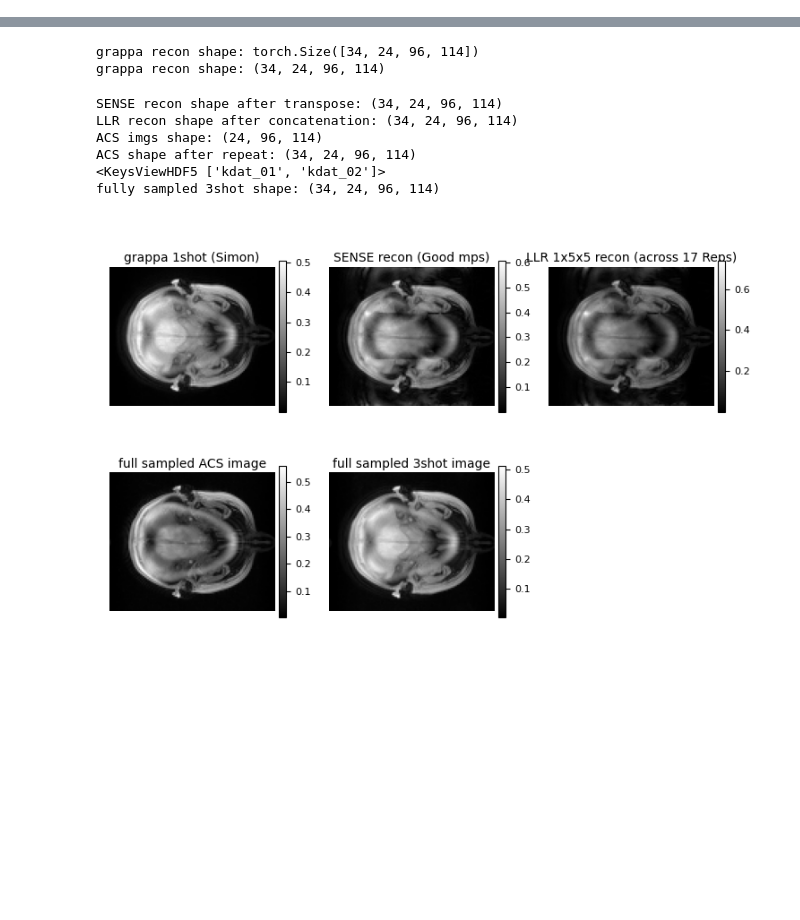
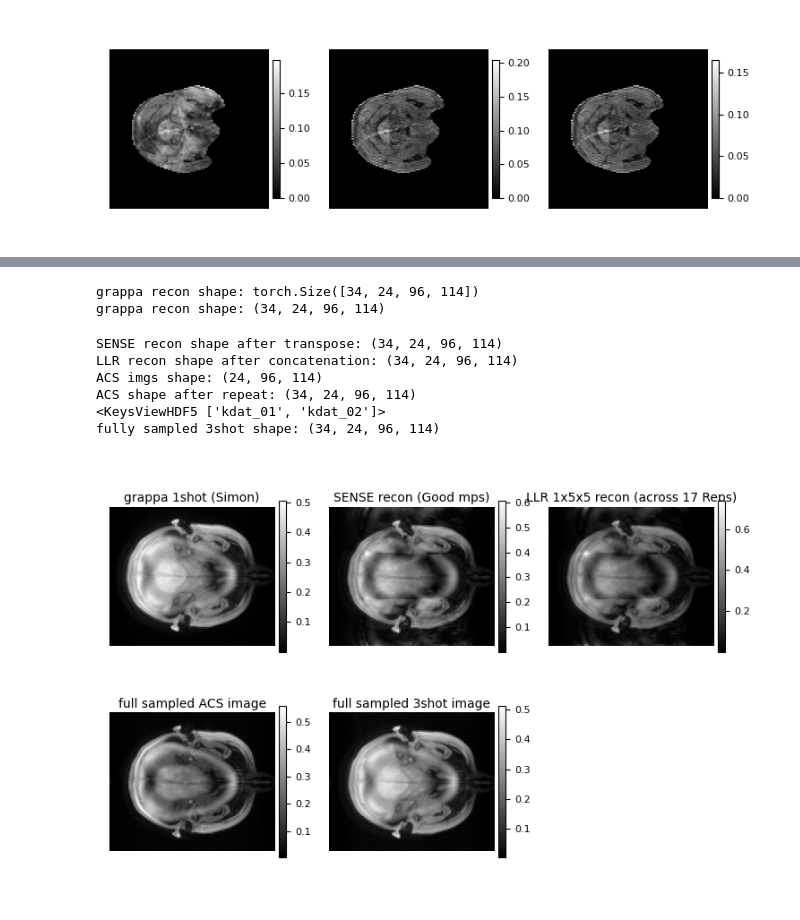
Before and after one commit to AlhaidariAziz/CEST-MRI-Recon-Pipeline, a Jupyter notebook: scripts/view.ipynb, the cells around one changed output, grey strips where cells are left out. Saved outputs shown, nothing was run; the diff lists cells and outputs as text; code cells hidden in the pictures; blank space fills up the shorter version.

```diff
--- a/scripts/view.ipynb
+++ b/scripts/view.ipynb
@@ -535,0 +1182,80 @@ def rot (volume,part=False,k=-1,flip=True,CEST=False):
+# %%
+#View Recon images (CAIP16) from h5 file
+import numpy as np
+import h5py
+
+sagital=False
+
+RO_start=0
+RO_end=120
+
+DATA_DIR='/home/vault/iwbi/iwbi112h/CEST_DATA_06052026/CEST_APT_C16/'
+
+# Rep=0 #selected partition
+data=[]
+titles=[]
+
+#SENSE recon ( )
+imgs=[]
+file='CEST_SENSE_recons_Reps_0_2_r_0.01_i_30_kdat_2D_R26_C58_C16_mps_c_0.9_t0.05_w_24_kw_6_sp_ksp_3D_R26_C58_C16.h5'
+
+
+with h5py.File(DATA_DIR+file,'r')as f:
+    # print(f.keys())
+    # imgs=np.stack(([f[k][:] for k in f.keys()]),axis=0)
+    for RO_idx in range(RO_start,RO_end):
+        imgs.append(f[f'CEST_recon_RO_idx_{RO_idx}'][:])
+imgs=np.asarray(imgs)
+imgs=np.transpose(imgs,(-3,-2,-1,-4))
+# imgs=np.transpose(imgs,(-4,-1,-2,-3)) # uncomment for Sagital view
+print('SENSE recon shape after transpose:',imgs.shape)
+# data.append(imgs[Rep,...]) #for a certain Rep
+data.append(abs(imgs))
+titles.append('SENSE recon')
+
+
+#SENSE recon ( )
+imgs=[]
+file='CEST_SENSE_recons_Reps_0_2_r_1e-05_i_30_kdat_2D_R26_C58_C16_mps_c_0.9_t0.05_w_24_kw_6_sp_ksp_3D_R26_C58_C16.h5'
+
+
+with h5py.File(DATA_DIR+file,'r')as f:
+    # print(f.keys())
+    # imgs=np.stack(([f[k][:] for k in f.keys()]),axis=0)
+    for RO_idx in range(RO_start,RO_end):
+        imgs.append(f[f'CEST_recon_RO_idx_{RO_idx}'][:])
+imgs=np.asarray(imgs)
+imgs=np.transpose(imgs,(-3,-2,-1,-4))
+# imgs=np.transpose(imgs,(-4,-1,-2,-3)) # uncomment for Sagital view
+print('SENSE recon shape after transpose:',imgs.shape)
+# data.append(imgs[Rep,...]) #for a certain Rep
+data.append(abs(imgs))
+titles.append('SENSE recon')
+
+
+
+#SENSE recon ( )
+imgs=[]
+file='CEST_SENSE_recons_Reps_0_2_r_1e-10_i_30_kdat_2D_R26_C58_C16_mps_c_0.9_t0.05_w_24_kw_6_sp_ksp_3D_R26_C58_C16.h5'
+
+
+with h5py.File(DATA_DIR+file,'r')as f:
+    # print(f.keys())
+    # imgs=np.stack(([f[k][:] for k in f.keys()]),axis=0)
+    for RO_idx in range(RO_start,RO_end):
+        imgs.append(f[f'CEST_recon_RO_idx_{RO_idx}'][:])
+imgs=np.asarray(imgs)
+imgs=np.transpose(imgs,(-3,-2,-1,-4))
+# imgs=np.transpose(imgs,(-4,-1,-2,-3)) # uncomment for Sagital view
+print('SENSE recon shape after transpose:',imgs.shape)
+# data.append(imgs[Rep,...]) #for a certain Rep
+data.append(abs(imgs))
+titles.append('SENSE recon')
+
+
+
+if sagital:
+    # data[0]=np.transpose(data[0],(-4,-1,-2,-3))
+    data=np.transpose(data,(-5,-4,-1,-2,-3))
+plotgRP(data,cols=3)
+# %% [output]
@@ -535,0 +1265 @@ def rot (volume,part=False,k=-1,flip=True,CEST=False):
+[figure, added]
```
Also changed, not shown: parts of 15 cells of this notebook, 9 other files.
